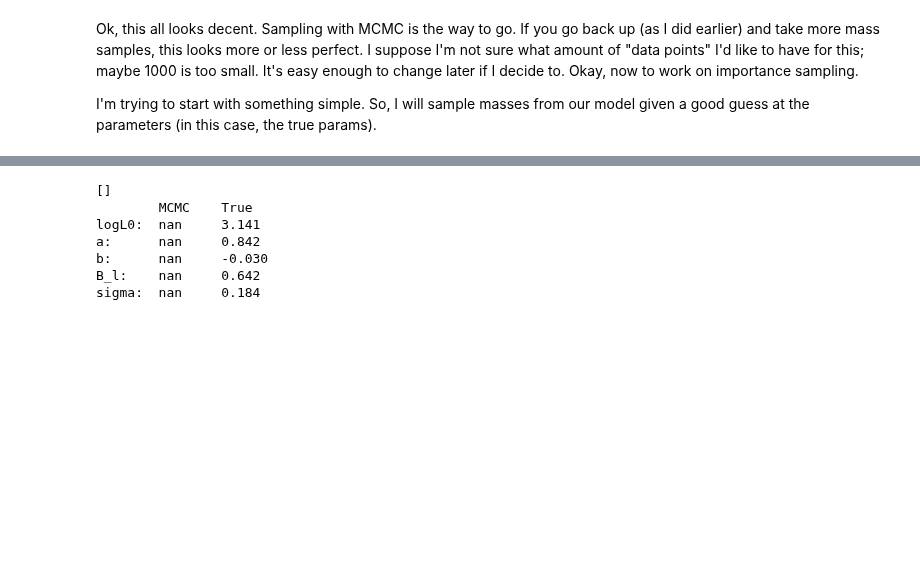
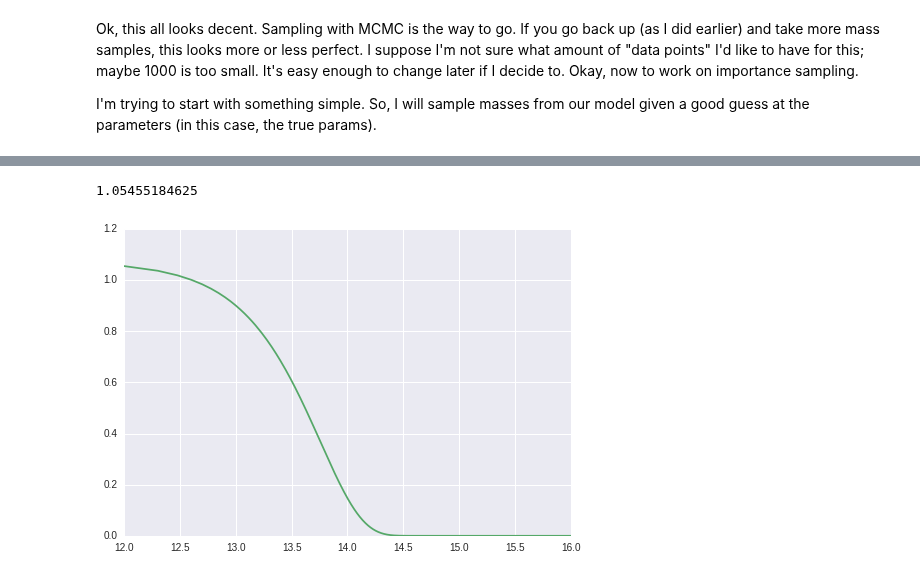
Before and after one commit to Ravirajadrangi/ClusterMassInference, a Jupyter notebook: Importance Sampling.ipynb, the cells around one changed output, grey strips where cells are left out. Saved outputs shown, nothing was run; the diff lists cells and outputs as text; code cells hidden in the pictures; blank space fills up the shorter version.

```diff
--- a/Importance Sampling.ipynb
+++ b/Importance Sampling.ipynb
@@ -194,3 +208,12 @@ def log_posterior(theta,z, logRich):
+# %%
+x = np.linspace(1e12,1e16,10000)
+#contstant mulitple is because seaborn normalizes the hist
+print n_approx(1e12, redshift)
+plt.plot(np.log10(x),n_approx(x, redshift), color = colors[1])
+plt.show()
+# %% [output]
+1.05455184625
+[figure, added]
 # %%
 #%%timeit
 #print log_posterior([logL0_true, a_true,b_true, B_l_true, sigma_l_true], redshift, logRichness)
@@ -227,16 +250,7 @@ sampler.pool.terminate()#there's a bug in emcee that creates daemon threads. Thi
 #del(sampler)
 
 MAP = chain.mean(axis = 0)
-print chain
-labels = ['logL0', 'a', 'b','B_l','sigma']
+labels = ['logL0', 'a','sigma']
 print '\tMCMC\tTrue'
-for label, val, truth in izip(labels, MAP, [logL0_true, a_true, b_true, B_l_true, sigma_l_true]):
+for label, val, truth in izip(labels, MAP, [logL0_true, a_true, sigma_l_true]):
     print '%s:\t%.3f\t%.3f'%(label, val, truth)
-# %% [output]
-[]
-        MCMC    True
-logL0:  nan     3.141
-a:      nan     0.842
-b:      nan     -0.030
-B_l:    nan     0.642
-sigma:  nan     0.184
```
Also changed, not shown: parts of 8 cells of this notebook, 2 other files.
